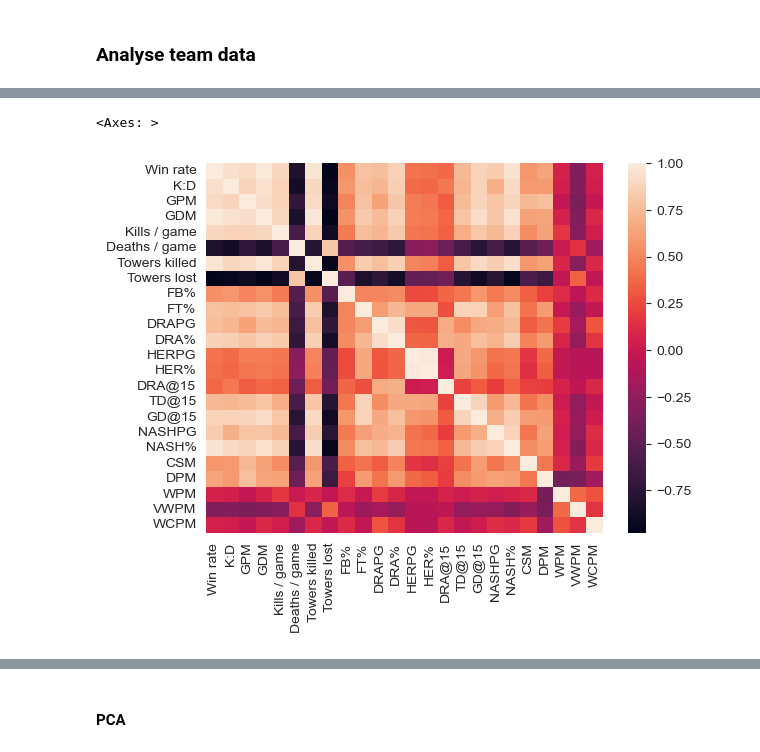
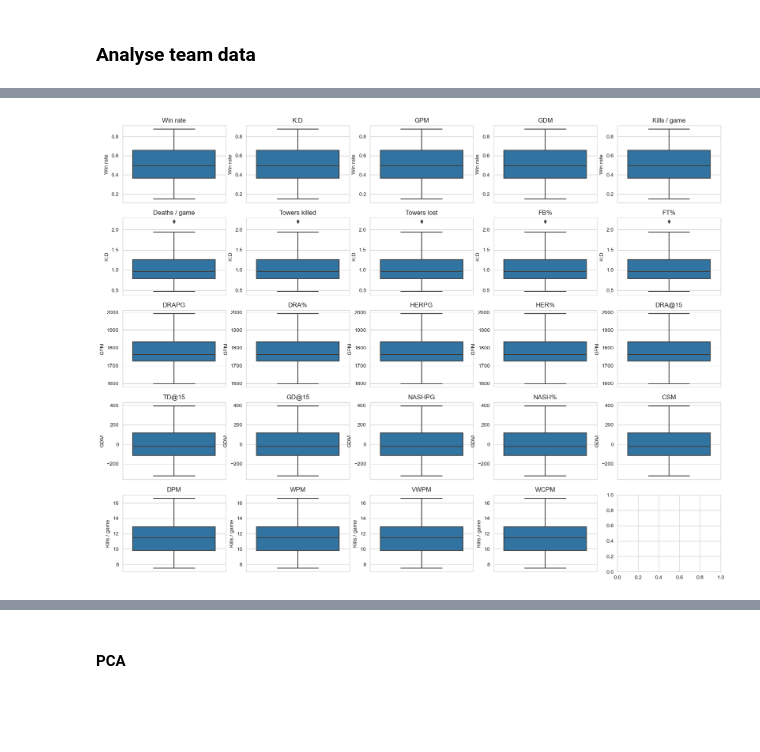
Before and after one commit to TsunomakiWatamelon/lol-esports-data-analysis, a Jupyter notebook: src/analysis.ipynb, the cells around one changed output, grey strips where cells are left out. Cells and saved outputs as stored; diff of their text form; code cells hidden in the pictures; blank space fills up the shorter version.

```diff
--- a/src/analysis.ipynb
+++ b/src/analysis.ipynb
@@ -10,7 +10,7 @@ from sklearn.decomposition import PCA
 # %%
-df_team = pd.read_csv('LCK_team_stats.csv')
-df_player = pd.read_csv('LCK_player_stats.csv')
-df_role = pd.read_csv('LCK_player_role.csv')
+df_team = pd.read_csv('../data/LCK_team_stats.csv')
+df_player = pd.read_csv('../data/LCK_player_stats.csv')
+df_role = pd.read_csv('../data/LCK_player_role.csv')
 # %%
 df_team['Win rate'] = df_team['Win rate'].str.replace('%', '').astype(float) / 100
 
@@ -91,5 +23,4 @@ corr = norm_team_data.corr()
-# %%
-sns.heatmap(corr)
-# %% [output]
-<Axes: >
-[figure, removed]
+# %%
+analyze_tools.raw_boxplot(clean_team_data, 5, 5)
+# %% [output]
+[figure, added]
```
Also changed, not shown: parts of 22 cells of this notebook, 1 other file.
